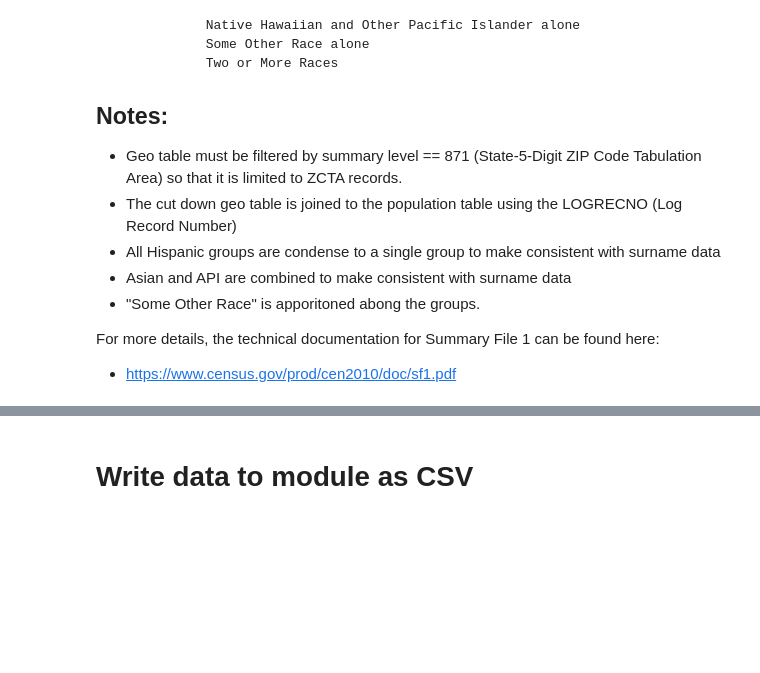
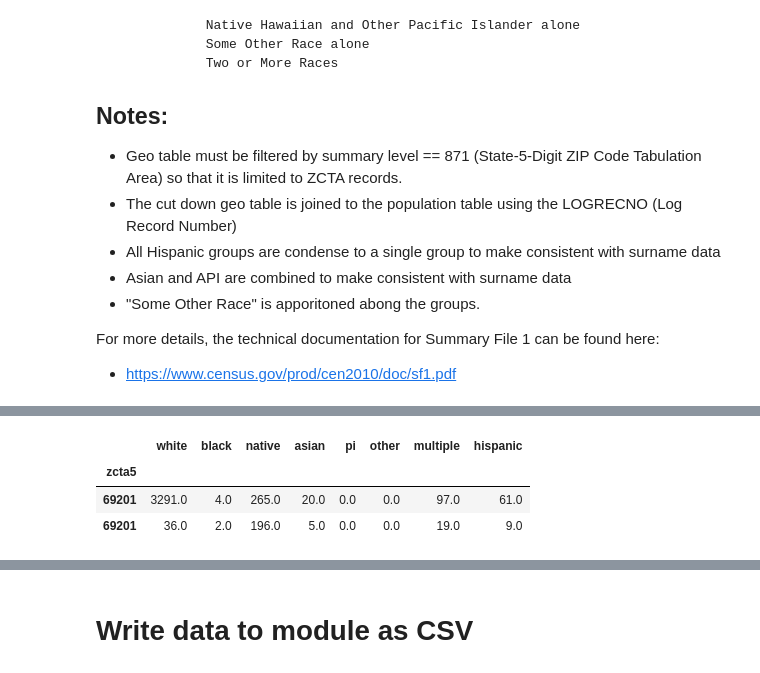
Before and after one commit to theonaunheim/surgeo, a Jupyter notebook: scripts/fetch_geography.ipynb, the cells around one changed output, grey strips where cells are left out. Cells and saved outputs as stored; diff of their text form; code cells hidden in the pictures; blank space fills up the shorter version.

Commit message:
Fix issue #10 ... multiple ZCTAs for inter-state ZIPs.

```diff
--- a/scripts/fetch_geography.ipynb
+++ b/scripts/fetch_geography.ipynb
@@ -219,6 +220,9 @@ STATES = {
 # This is the template for the URLs
 URL_TEMPLATE_ZIP = 'https://www2.census.gov/census_2010/04-Summary_File_1/{state}/{state_abbrev}2010.sf1.zip'
 
+TEMP_DIR = pathlib.Path(tempfile.gettempdir()) / 'surgeo_temp'
+TEMP_DIR.mkdir(exist_ok=True)
+
 # This creates a URL with each and every state in the STATES dictioanry
 urls = [
     URL_TEMPLATE_ZIP.format(state_abbrev=code.lower(), state=name)
@@ -320,7 +347,7 @@ print('Starting download.')
 
 # Create a dataframe for each URL and store in list
 data = [
-    create_df(url)
+    create_df(url, TEMP_DIR)
     for url
     in urls
 ]
@@ -333 +378,9 @@ BadZipFile: File is not a zip file
+# %%
+# Check a ZCTA that crosses state lines
+df.loc['69201']
+# %% [output]
+|  | white | black | native | asian | pi | other | multiple | hispanic |
+| zcta5 |  |  |  |  |  |  |  |  |
+| 69201 | 3291.0 | 4.0 | 265.0 | 20.0 | 0.0 | 0.0 | 97.0 | 61.0 |
+| 69201 | 36.0 | 2.0 | 196.0 | 5.0 | 0.0 | 0.0 | 19.0 | 9.0 |
 # %%
```
Also changed, not shown: parts of 15 cells of this notebook, 10 other files.
